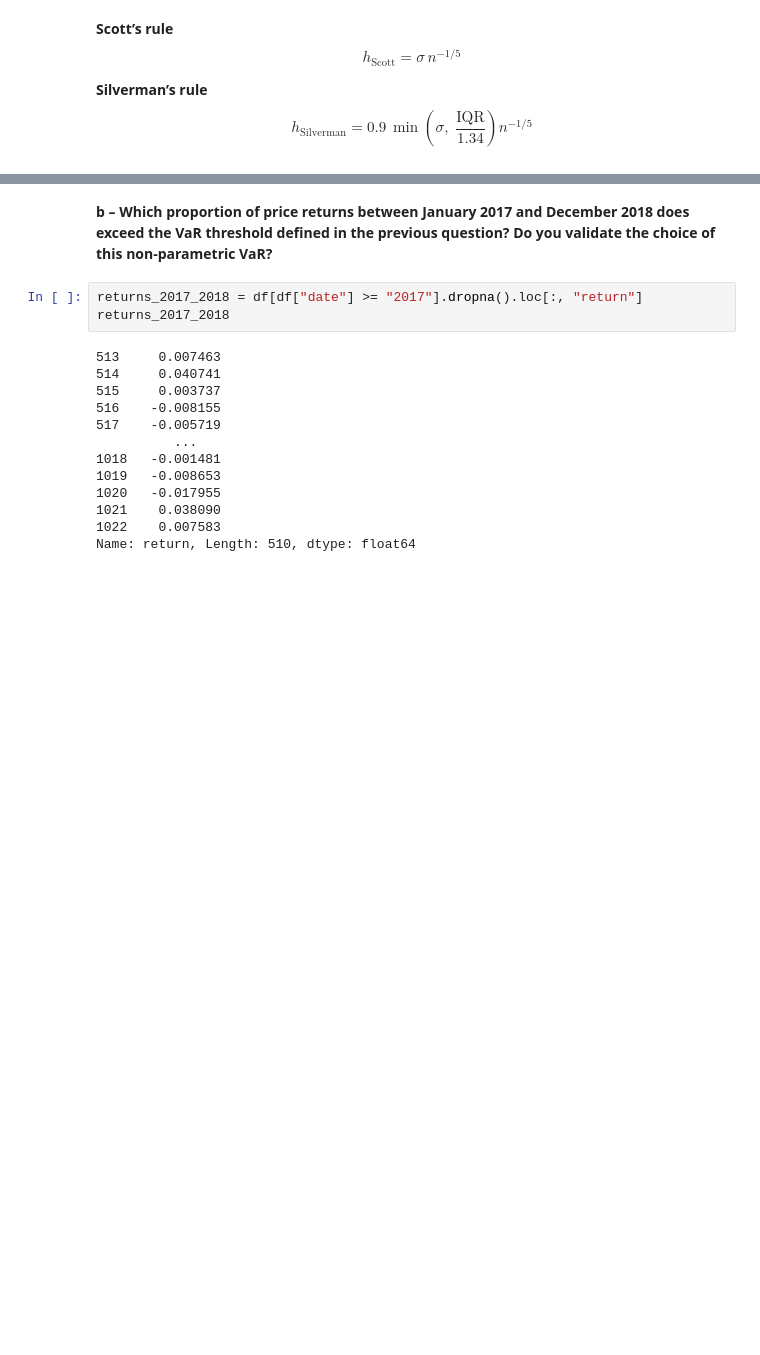
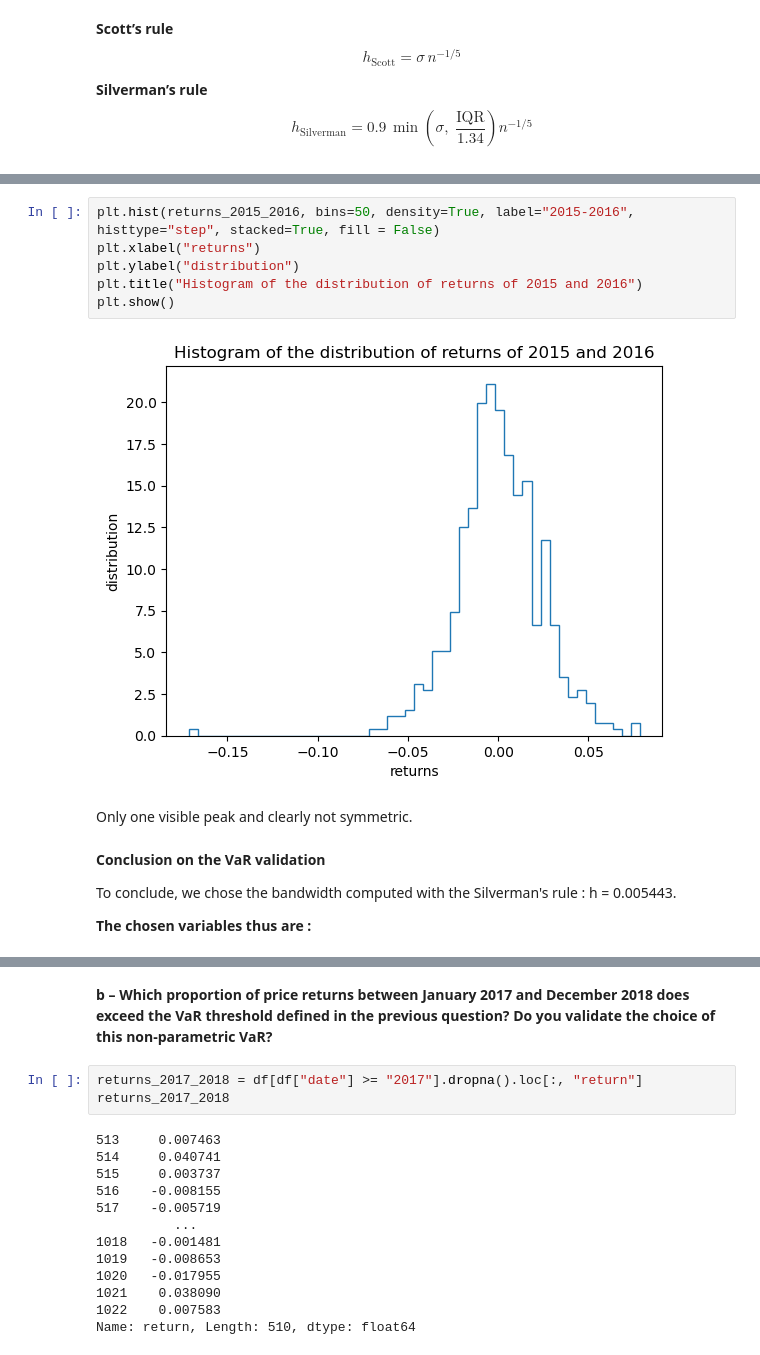
Before and after one commit to NatachaGsn/Market-risk---project, a Jupyter notebook: project.ipynb, the cells around one changed output, grey strips where cells are left out. Saved outputs shown, nothing was run; the diff lists cells and outputs as text; blank space fills up the shorter version.

```diff
--- a/project.ipynb
+++ b/project.ipynb
@@ -230,0 +273,16 @@ In addition, we observe that the value at risk only varies a little based on h.
+# %%
+plt.hist(returns_2015_2016, bins=50, density=True, label="2015-2016", histtype="step", stacked=True, fill = False)
+plt.xlabel("returns")
+plt.ylabel("distribution")
+plt.title("Histogram of the distribution of returns of 2015 and 2016")
+plt.show()
+# %% [output]
+[figure, added]
+# %% [markdown]
+Only one visible peak and clearly not symmetric.
+# %% [markdown]
+**Conclusion on the VaR validation**
+
+To conclude, we chose the bandwidth computed with the Silverman's rule : h = 0.005443.
+
+**The chosen variables thus are :**
```
Also changed, not shown: parts of 33 cells of this notebook, 3 other files.
